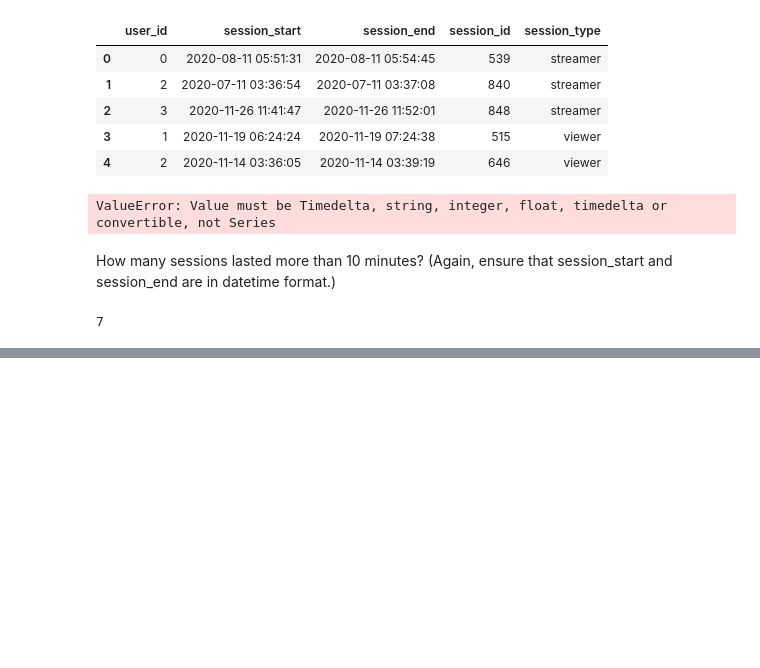
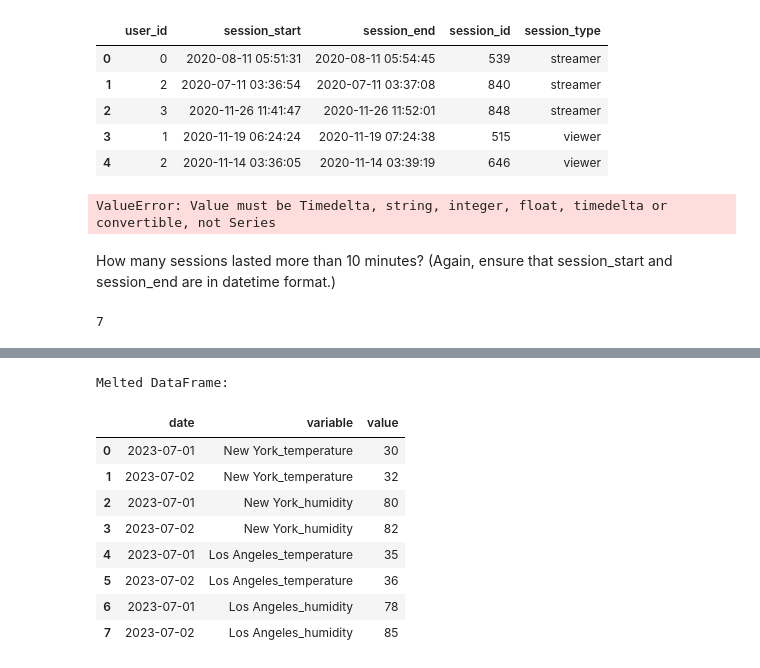
Before and after one commit to sandeepny441/transform_2023, a Jupyter notebook: pandas_repo/notebooks/stratascratch_1000/Uber/Untitled.ipynb, the cells around one changed output, grey strips where cells are left out. Saved outputs shown, nothing was run; the diff lists cells and outputs as text; code cells hidden in the pictures; blank space fills up the shorter version.

```diff
--- a/pandas_repo/notebooks/stratascratch_1000/Uber/Untitled.ipynb
+++ b/pandas_repo/notebooks/stratascratch_1000/Uber/Untitled.ipynb
@@ -166,3 +166,15 @@ total_seconds = td.components.minutes
 total_seconds
 # %% [output]
 7
+# %%
+# Create a DataFrame
+df = pd.DataFrame({
+  'date': ['2023-07-01', '2023-07-02'],
+  'New York_temperature': [30, 32],
+  'New York_humidity': [80, 82],
+  'Los Angeles_temperature': [35, 36],
+  'Los Angeles_humidity': [78, 85]
+})
+
+print("Original DataFrame:")
+df
@@ -168,0 +186,17 @@ total_seconds
+# %%
+# Melt the DataFrame
+df_melt = df.melt(id_vars='date')
+
+print("\nMelted DataFrame:")
+df_melt
+# %% [output]
+Melted DataFrame:
+|  | date | variable | value |
+| 0 | 2023-07-01 | New York_temperature | 30 |
+| 1 | 2023-07-02 | New York_temperature | 32 |
+| 2 | 2023-07-01 | New York_humidity | 80 |
+| 3 | 2023-07-02 | New York_humidity | 82 |
+| 4 | 2023-07-01 | Los Angeles_temperature | 35 |
+| 5 | 2023-07-02 | Los Angeles_temperature | 36 |
+| 6 | 2023-07-01 | Los Angeles_humidity | 78 |
+| 7 | 2023-07-02 | Los Angeles_humidity | 85 |
```
Also changed, not shown: parts of 10 cells of this notebook.
